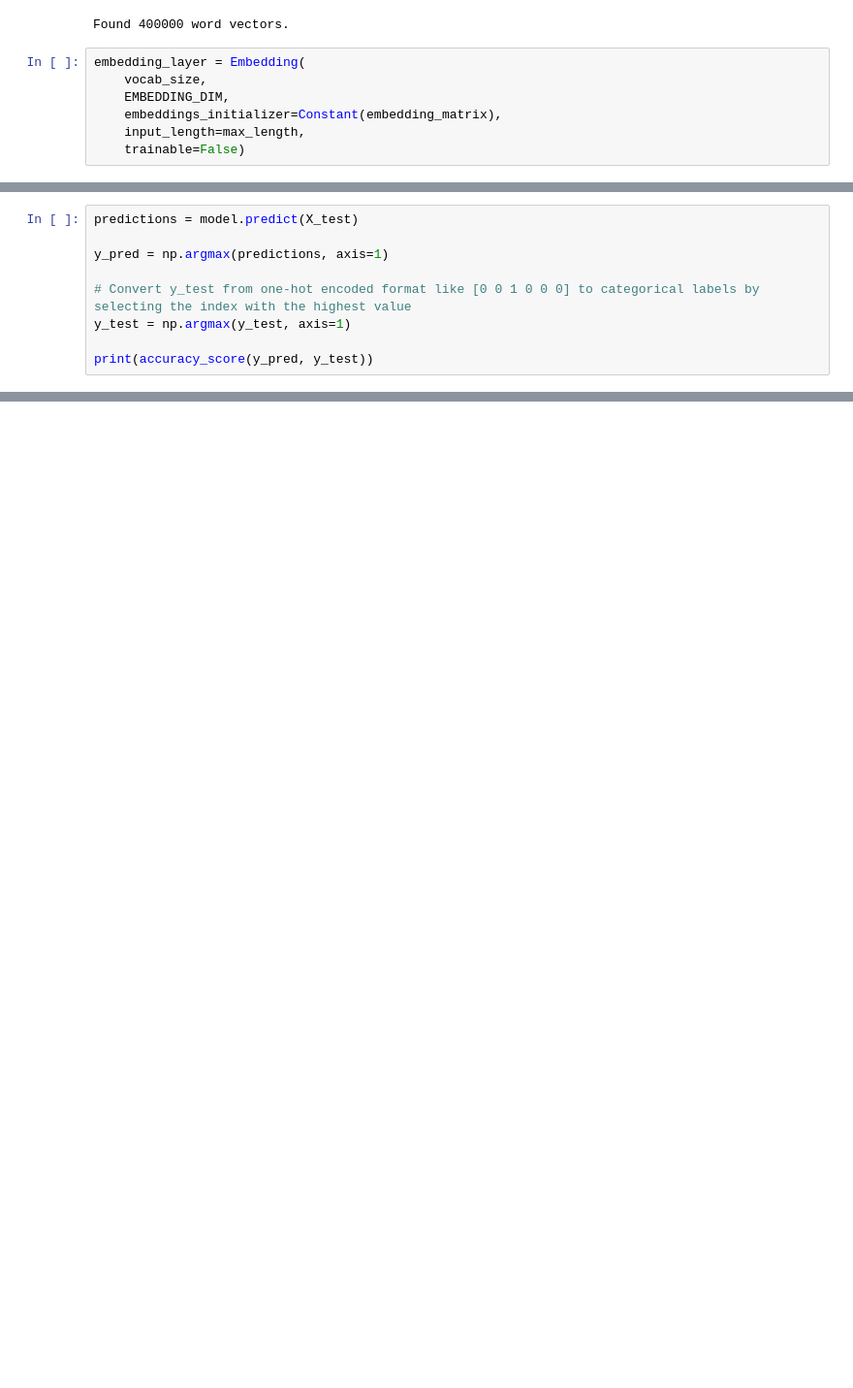
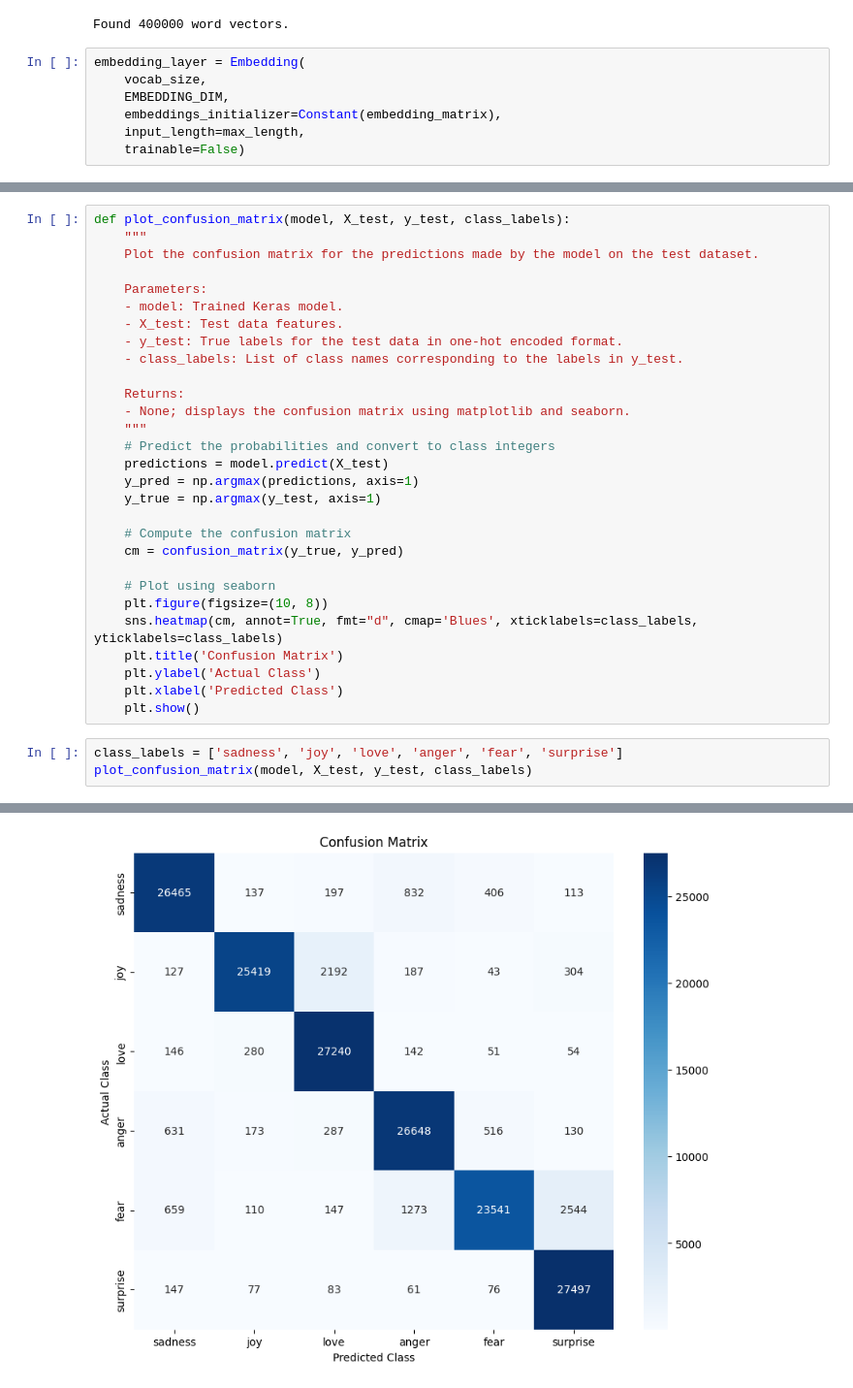
Before and after one commit to ederkaww/EmotionClassification, a Jupyter notebook: emotion_classification.ipynb, the cells around one changed output, grey strips where cells are left out. Shown at 97% size. Saved outputs shown, nothing was run; the diff lists cells and outputs as text; blank space fills up the shorter version.

```diff
--- a/emotion_classification.ipynb
+++ b/emotion_classification.ipynb
@@ -344,9 +535,0 @@ plt.show()
-# %%
-predictions = model.predict(X_test)
-
-y_pred = np.argmax(predictions, axis=1)
-
-# Convert y_test from one-hot encoded format like [0 0 1 0 0 0] to categorical labels by selecting the index with the highest value
-y_test = np.argmax(y_test, axis=1)
-
-print(accuracy_score(y_pred, y_test))
@@ -355,0 +672,33 @@ print(accuracy_score(y_pred, y_test))
+# %%
+def plot_confusion_matrix(model, X_test, y_test, class_labels):
+    """
+    Plot the confusion matrix for the predictions made by the model on the test dataset.
+
+    Parameters:
+    - model: Trained Keras model.
+    - X_test: Test data features.
+    - y_test: True labels for the test data in one-hot encoded format.
+    - class_labels: List of class names corresponding to the labels in y_test.
+
+    Returns:
+    - None; displays the confusion matrix using matplotlib and seaborn.
+    """
+    # Predict the probabilities and convert to class integers
+    predictions = model.predict(X_test)
+    y_pred = np.argmax(predictions, axis=1)
+    y_true = np.argmax(y_test, axis=1)
+
+    # Compute the confusion matrix
+    cm = confusion_matrix(y_true, y_pred)
+
+    # Plot using seaborn
+    plt.figure(figsize=(10, 8))
+    sns.heatmap(cm, annot=True, fmt="d", cmap='Blues', xticklabels=class_labels, yticklabels=class_labels)
+    plt.title('Confusion Matrix')
+    plt.ylabel('Actual Class')
+    plt.xlabel('Predicted Class')
+    plt.show()
+# %%
+class_labels = ['sadness', 'joy', 'love', 'anger', 'fear', 'surprise']
+plot_confusion_matrix(model, X_test, y_test, class_labels)
+# %% [output]
@@ -355,0 +706 @@ print(accuracy_score(y_pred, y_test))
+[figure, added]
```
Also changed, not shown: parts of 32 cells of this notebook, 10 other files.
